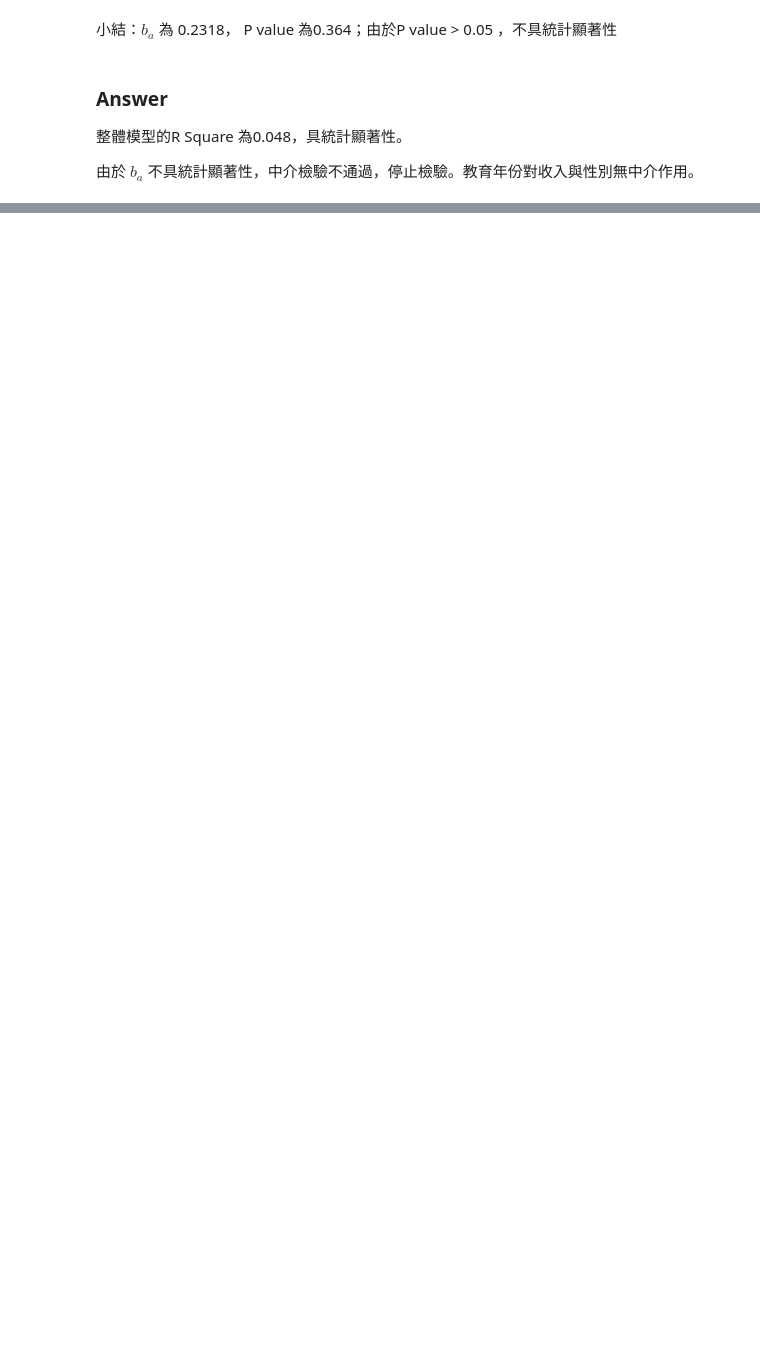
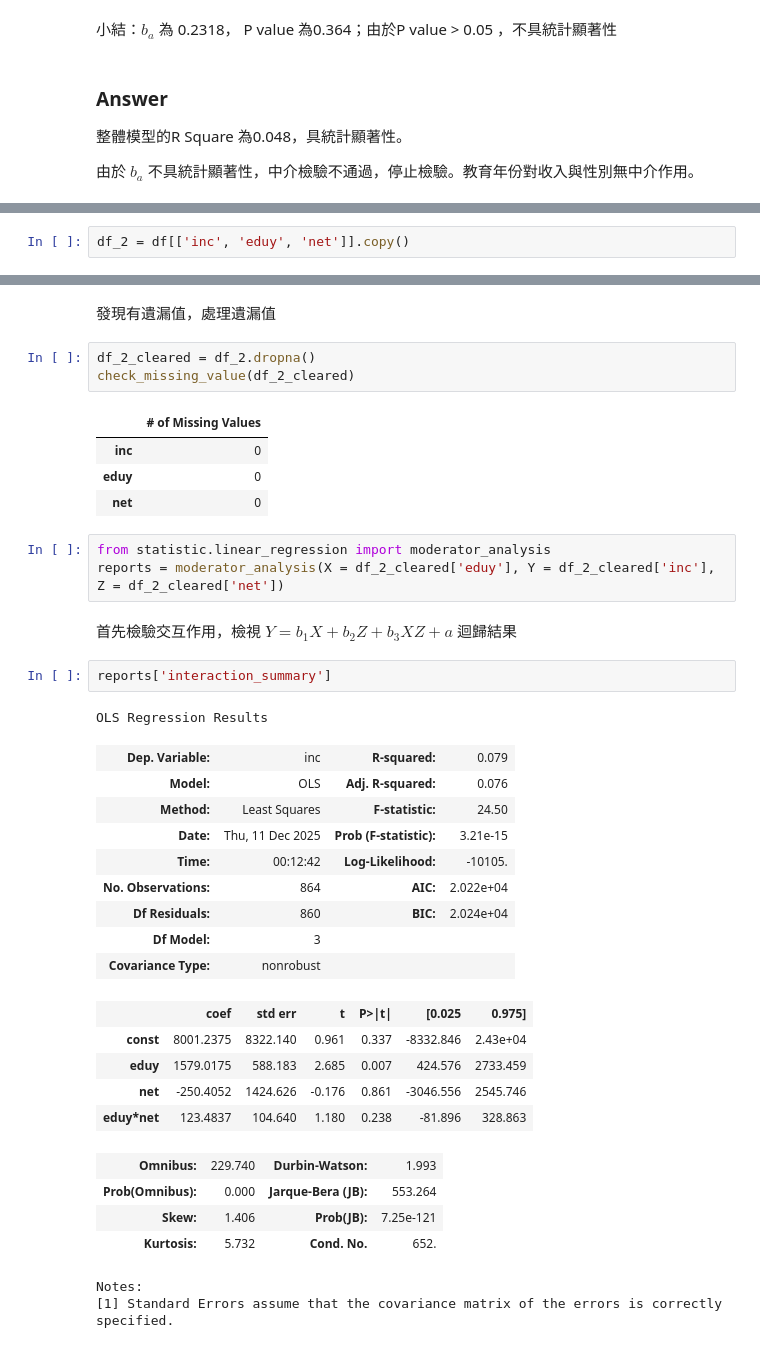
Before and after one commit to WendellLiu/ntpu-social-data-analysis, a Jupyter notebook: notebooks/20251206_homework.ipynb, the cells around one changed output, grey strips where cells are left out. Drawn from its saved outputs; the diff is of its cells as text; blank space fills up the shorter version.

```diff
--- a/notebooks/20251206_homework.ipynb
+++ b/notebooks/20251206_homework.ipynb
@@ -110,0 +113,2 @@ Notes:
+# %%
+df_2 = df[['inc', 'eduy', 'net']].copy()
@@ -110,0 +126,39 @@ Notes:
+# %% [markdown]
+發現有遺漏值，處理遺漏值
+# %%
+df_2_cleared = df_2.dropna()
+check_missing_value(df_2_cleared)
+# %% [output]
+|  | # of Missing Values |
+| inc | 0 |
+| eduy | 0 |
+| net | 0 |
+# %%
+from statistic.linear_regression import moderator_analysis
+reports = moderator_analysis(X = df_2_cleared['eduy'], Y = df_2_cleared['inc'], Z = df_2_cleared['net'])
+# %% [markdown]
+首先檢驗交互作用，檢視 $Y = b_1X + b_2Z + b_3XZ + a $ 迴歸結果
+# %%
+reports['interaction_summary']
+# %% [output]
+OLS Regression Results
+| Dep. Variable: | inc | R-squared: | 0.079 |
+| Model: | OLS | Adj. R-squared: | 0.076 |
+| Method: | Least Squares | F-statistic: | 24.50 |
+| Date: | Thu, 11 Dec 2025 | Prob (F-statistic): | 3.21e-15 |
+| Time: | 00:12:42 | Log-Likelihood: | -10105. |
+| No. Observations: | 864 | AIC: | 2.022e+04 |
+| Df Residuals: | 860 | BIC: | 2.024e+04 |
+| Df Model: | 3 |  |  |
+| Covariance Type: | nonrobust |  |  |
+|  | coef | std err | t | P>|t| | [0.025 | 0.975] |
+| const | 8001.2375 | 8322.140 | 0.961 | 0.337 | -8332.846 | 2.43e+04 |
+| eduy | 1579.0175 | 588.183 | 2.685 | 0.007 | 424.576 | 2733.459 |
+| net | -250.4052 | 1424.626 | -0.176 | 0.861 | -3046.556 | 2545.746 |
+| eduy*net | 123.4837 | 104.640 | 1.180 | 0.238 | -81.896 | 328.863 |
+| Omnibus: | 229.740 | Durbin-Watson: | 1.993 |
+| Prob(Omnibus): | 0.000 | Jarque-Bera (JB): | 553.264 |
+| Skew: | 1.406 | Prob(JB): | 7.25e-121 |
+| Kurtosis: | 5.732 | Cond. No. | 652. |
+Notes:
+[1] Standard Errors assume that the covariance matrix of the errors is correctly specified.
```
Also changed, not shown: parts of 9 cells of this notebook, 1 other file.
